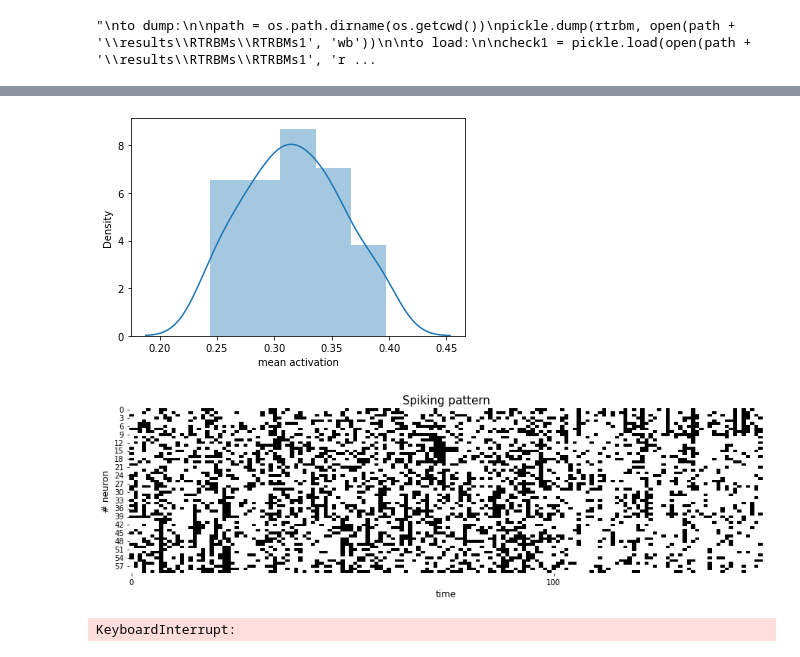
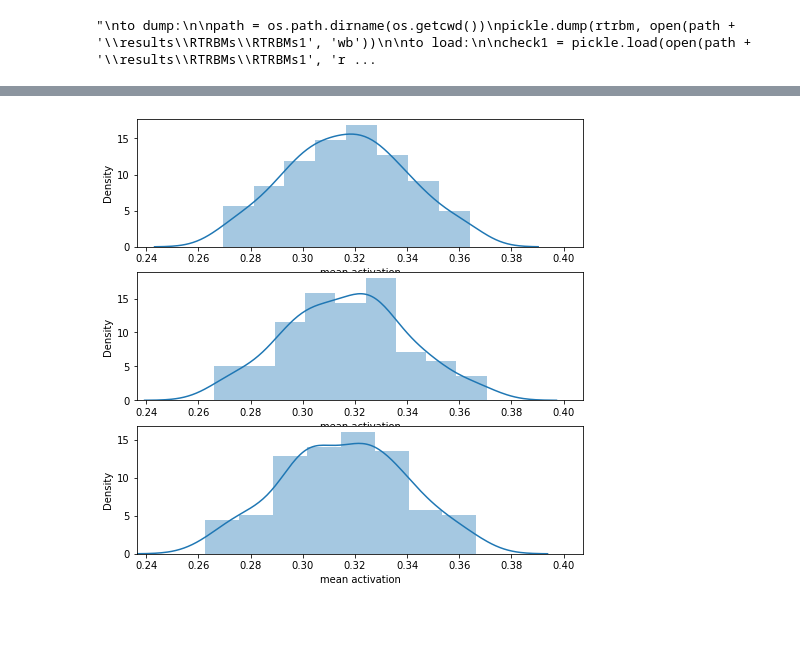
Before and after one commit to casperpeters/intern, a Jupyter notebook: notebooks/Poisson Time-shifted data/Sampling and transition rates.ipynb, the cells around one changed output, grey strips where cells are left out. Saved outputs shown, nothing was run; the diff lists cells and outputs as text; code cells hidden in the pictures; blank space fills up the shorter version.

```diff
--- a/notebooks/Poisson Time-shifted data/Sampling and transition rates.ipynb
+++ b/notebooks/Poisson Time-shifted data/Sampling and transition rates.ipynb
@@ -121,15 +121,23 @@ plt.show()
-# %%
-sns.distplot(torch.mean(data, (1, 2)))
-plt.xlabel('mean activation')
-plt.show()
-
-raster_plot(torch.cat((data[:,:,0], data[:,:,1], data[:,:,2]), 1))
-plt.show()
-# %% [output]
-[figure, removed]
-[figure, removed]
+# %%
+mean_data = torch.mean(data, (1, 2))
+mean_data_nsr = torch.mean(data_nsr, (1, 2))
+mean_data_nsr1 = torch.mean(data_nsr1, (1, 2))
+minimum = torch.min(torch.cat([mean_data, mean_data_nsr, mean_data_nsr1]))
+maximum = torch.max(torch.cat([mean_data, mean_data_nsr, mean_data_nsr1]))
+
+fig, ax = plt.subplots(3, 1, figsize=(8,8))
+sns.distplot(mean_data, ax=ax[0])
+ax[0].set_xlabel('mean activation')
+ax[0].set_xlim([0.9*minimum, 1.1*maximum])
+sns.distplot(mean_data_nsr, ax=ax[1])
+ax[1].set_xlabel('mean activation')
+ax[1].set_xlim([0.9*minimum, 1.1*maximum])
+sns.distplot(mean_data_nsr1, ax=ax[2])
+ax[2].set_xlabel('mean activation')
+ax[2].set_xlim([0.9*minimum, 1.1*maximum])
+plt.show()
+# %% [output]
+[figure, added]
 # %%
-rtrbm = RTRBM(data, N_H=6, device='cpu')
-rtrbm.learn(n_epochs=3000, batchsize=10, lr=1e-4)
+rtrbm_original_data = RTRBM(data, N_H=6, device='cpu')
+rtrbm_original_data.learn(n_epochs=100, batchsize=10, lr=1e-4)
-# %% [output]
-KeyboardInterrupt:
```
Also changed, not shown: parts of 5 cells of this notebook, 1 other file.
